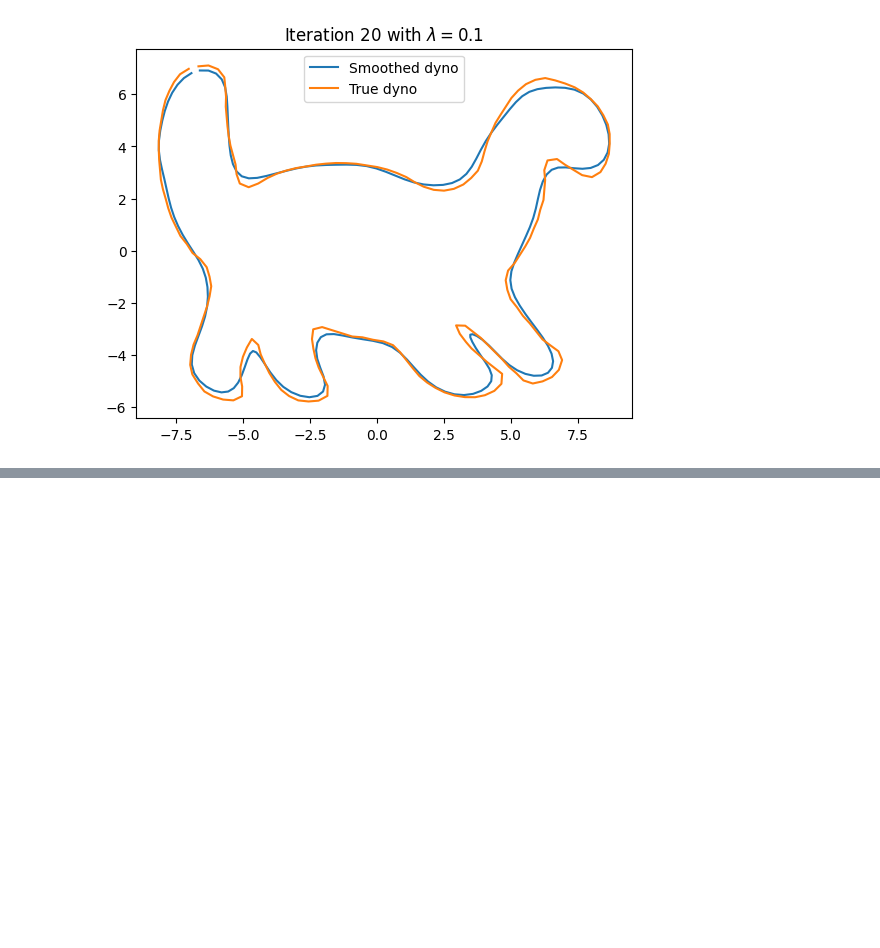
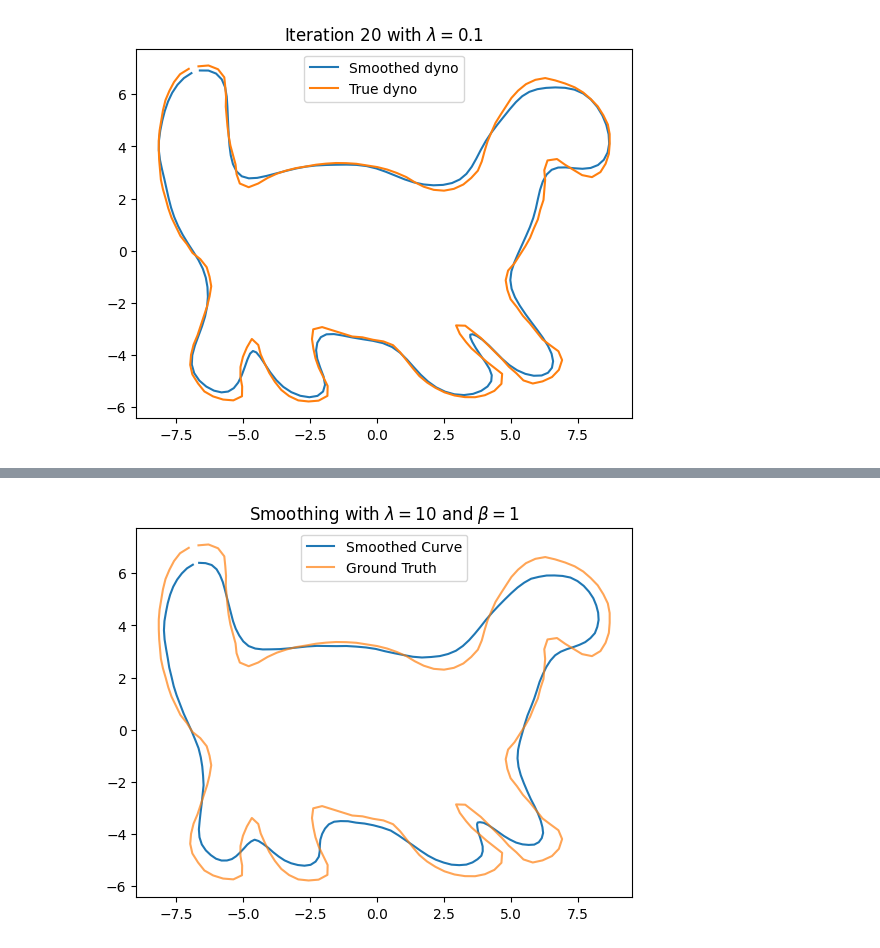
Before and after one commit to Cerlog/02506_Advanced_Image_Analysis_DTU, a Jupyter notebook: Chapter01/week_1_ex_3.ipynb, the cells around one changed output, grey strips where cells are left out. Cells and saved outputs as stored; diff of their text form; code cells hidden in the pictures; blank space fills up the shorter version.

```diff
--- a/Chapter01/week_1_ex_3.ipynb
+++ b/Chapter01/week_1_ex_3.ipynb
@@ -177,0 +251,4 @@ Plotting the ground truth
+# %%
+smoothing_equation_1_13(data, LAMBDA=10, BETA=1, true_data=true_data)
+# %% [output]
+[figure, added]
```
Also changed, not shown: parts of 6 cells of this notebook.
